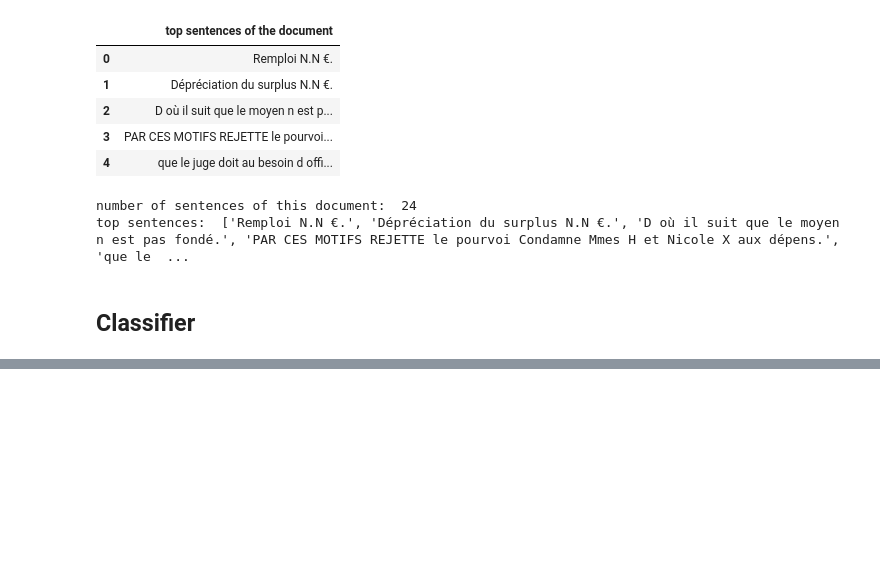
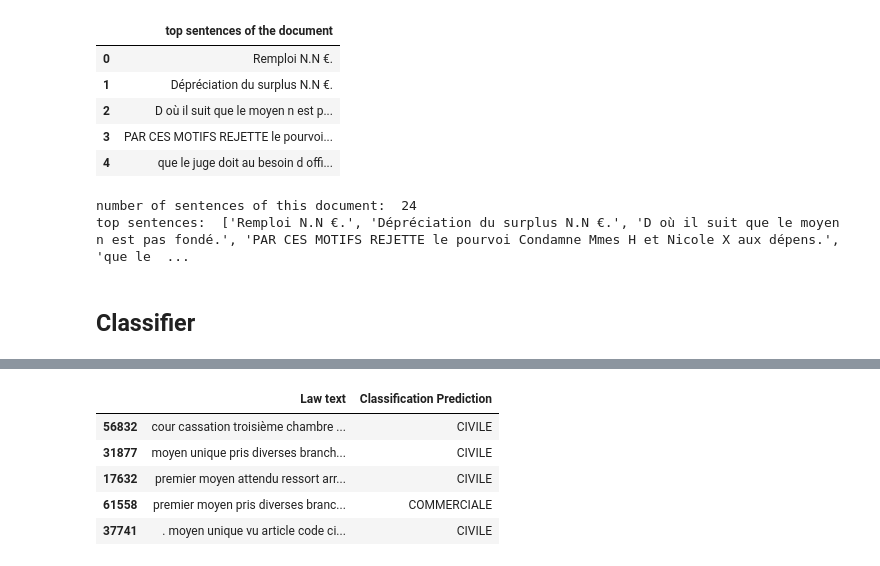
Before and after one commit to JeremyBouhi/DataScience, a Jupyter notebook: classification-document.ipynb, the cells around one changed output, grey strips where cells are left out. Cells and saved outputs as stored; diff of their text form; code cells hidden in the pictures; blank space fills up the shorter version.

```diff
--- a/classification-document.ipynb
+++ b/classification-document.ipynb
@@ -395,0 +416,30 @@ accuracy 0.0
+# %%
+# a rajouter
+""""
+Permet de convertir le y_test qui est une array de chiffre en une array de string avec les bonnes classes :
+'CIVILE' = 0
+'COMMERCIALE' = 1
+'CRIMINELLE' = 2
+'SOCIALE' = 3
+"""
+def classification_int_to_text (y) :
+    y2=[]
+    print("y2 :",len(y2))
+    print("y :",len(y))
+    for i in range (0,len(y)):
+        if y[i] == 0 :
+            y2.append(labels.classes_[0])
+        elif y[i] == 1 :
+            y2.append(labels.classes_[1])
+        elif y[i] == 2 :
+            y2.append(labels.classes_[2])
+        elif y[i] == 3 :
+            y2.append(labels.classes_[3])
+    return y2
+# %%
+# a rajouter
+Predicted2 = []
+y_test2 = []
+print("pred",predicted)
+Predicted2 = classification_int_to_text (predicted)
+print("pred",Predicted2)
@@ -395,0 +453,14 @@ accuracy 0.0
+# %%
+# a rajouter
+#FINAL DATA FRAME : PREDICTION DATAFRAME
+prediction_data = {'Law text': X_test, 'Classification Prediction': Predicted2}
+Prediction_DF = pd.DataFrame(data = prediction_data)
+
+Prediction_DF.head()
+# %% [output]
+|  | Law text | Classification Prediction |
+| 56832 | cour cassation troisième chambre ... | CIVILE |
+| 31877 | moyen unique pris diverses branch... | CIVILE |
+| 17632 | premier moyen attendu ressort arr... | CIVILE |
+| 61558 | premier moyen pris diverses branc... | COMMERCIALE |
+| 37741 | . moyen unique vu article code ci... | CIVILE |
```
Also changed, not shown: parts of 11 cells of this notebook.
